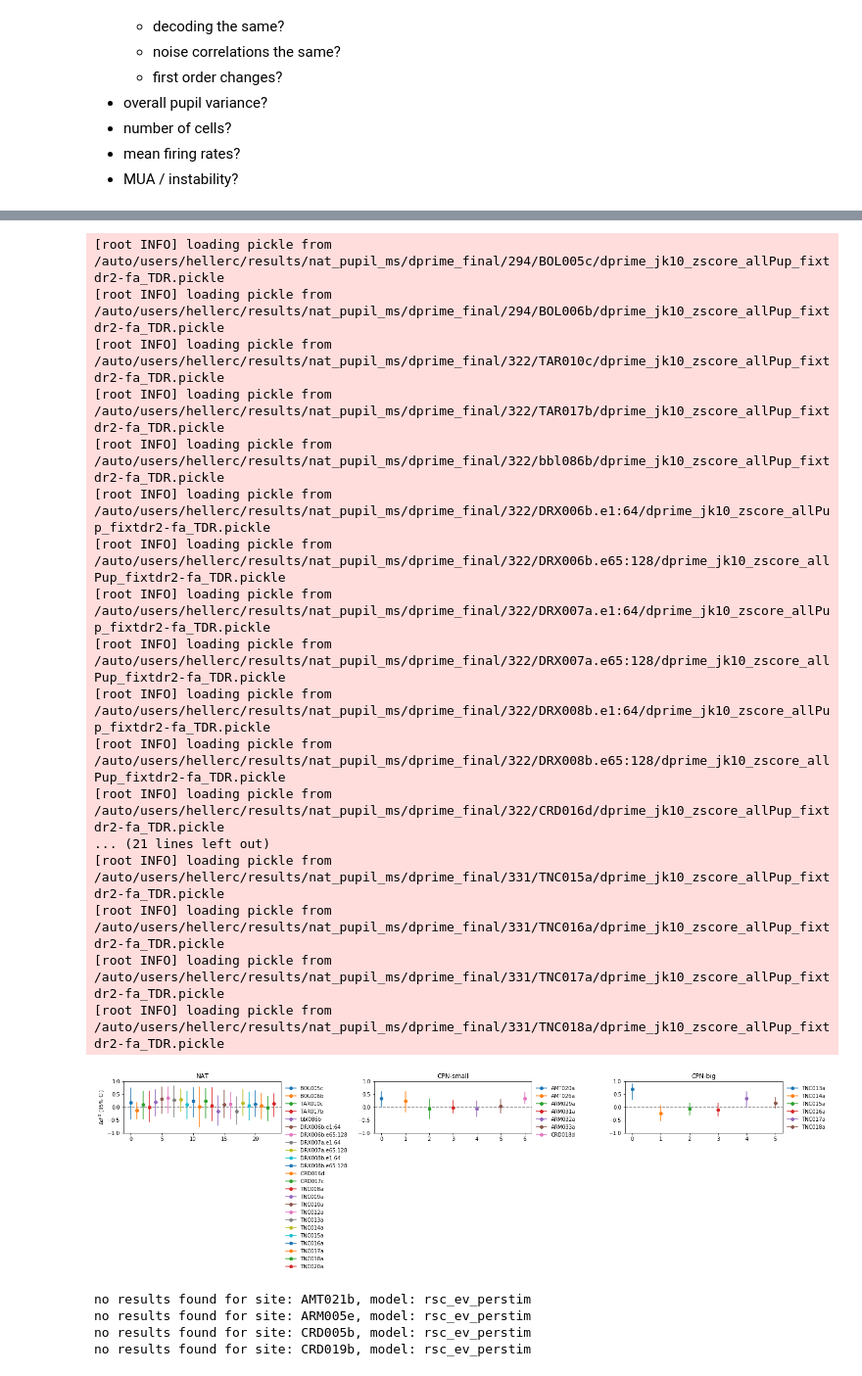
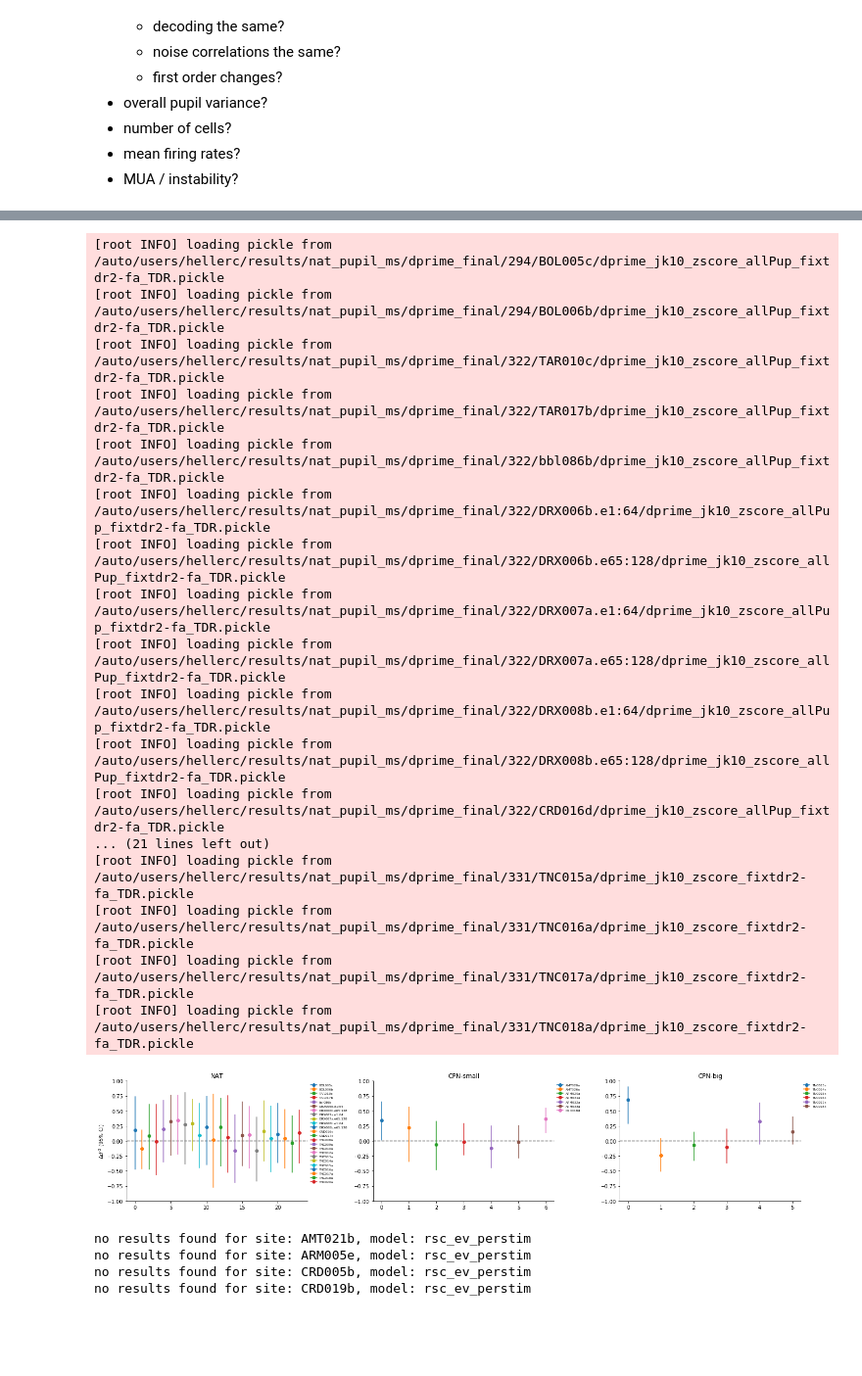
Before and after one commit to crheller/nat_pup_ms, a Jupyter notebook: qc/dataset_comparison.ipynb, the cells around one changed output, grey strips where cells are left out. Shown: that part at 98% size. Cells and saved outputs as stored; diff of their text form; code cells hidden in the pictures; blank space fills up the shorter version.

Commit message:
queue single cell pop models

```diff
--- a/qc/dataset_comparison.ipynb
+++ b/qc/dataset_comparison.ipynb
@@ -15,6 +15,7 @@ import sys; sys.path.append("/auto/users/hellerc/code/projects/nat_pupil_ms/")
 from global_settings import CPN_SITES, HIGHR_SITES
 import charlieTools.nat_sounds_ms.decoding as decoding
 import charlieTools.nat_sounds_ms.preprocessing as cpreproc
+from nems_lbhb.analysis.statistics import get_bootstrapped_sample, get_direct_prob
 import load_results as ld
 from path_settings import DPRIME_DIR, PY_FIGURES_DIR, PY_FIGURES_DIR2, CACHE_PATH, REGRESSION
 
@@ -23,4 +24,7 @@ import seaborn as sns
 import pandas as pd
 import numpy as np
 import os
+import matplotlib as mpl
+mpl.rcParams['axes.spines.right'] = False
+mpl.rcParams['axes.spines.top'] = False
 # %% [output]
@@ -69,7 +101,7 @@ for i, (sites, dataset) in enumerate(zip([nat_data, cpns_data, cpnb_data], ['NAT
     for j, s in enumerate(sites):
         # pupil
         p = rdata[s][2][:, :, :, ~rdata[s][1][0, 0, 0, :]].squeeze() # X_pup, keep evoked data
-        p /= rdata[s][-1] #p.max()
+        p /= p.max() #rdata[s][-1] #p.max()
         ax[0, i].plot(j, p.mean(), 'o', label=s)
         ax[0, i].plot([j, j], [np.quantile(p, 0.025), np.quantile(p, 0.975)], color=ax[0, i].get_lines()[-1].get_color())
         # firing rate
@@ -81,7 +113,7 @@ for i, (sites, dataset) in enumerate(zip([nat_data, cpns_data, cpnb_data], ['NAT
         #ax[2, i].plot(j, len(ur), 'o')
         ax[2, i].text(j, len(ur), s, fontsize=8)
 
-    ax[0, i].legend(bbox_to_anchor=(1, 1), loc='upper left', frameon=False)
+    ax[0, i].legend(bbox_to_anchor=(1, 1), loc='upper left', frameon=False, fontsize=6)
     ax[0, i].set_ylim((0, 1))
     ax[0, i].axhline(0.5, linestyle='--', color='grey')
     ax[0, i].set_title(dataset)
@@ -110,39 +142,45 @@ for i, (dataset, batch, sites) in enumerate(zip(['NAT', 'CPN-small', 'CPN-big'],
         if site in ['BOL005c', 'BOL006b']:
             _batch = 294
         else:
             _batch = batch
-        fn = os.path.join(DPRIME_DIR, str(_batch), site, modelname+'_TDR.pickle')
+
+        if batch == 331:
+            _modelname = modelname.replace("_allPup", "")
+        else:
+            _modelname = modelname
+
+        fn = os.path.join(DPRIME_DIR, str(_batch), site, _modelname+'_TDR.pickle')
         results = loader.load_results(fn)
         df = results.numeric_results; df['delta_dprime'] = (df['bp_dp'] - df['sp_dp']) / (df['bp_dp'] + df['sp_dp']); df['site'] = site; df['batch'] = batch
         ax[i].plot(j, df['delta_dprime'].mean(), marker='o', label=site)
         ax[i].plot([j, j],
                     [np.quantile(df['delta_dprime'], 0.025), np.quantile(df['delta_dprime'], 0.975)],
                      color=ax[i].get_lines()[-1].get_color())
-    ax[i].legend(bbox_to_anchor=(1, 1), loc='upper left', frameon=False)
+    ax[i].legend(bbox_to_anchor=(1, 1), loc='upper left', frameon=False, fontsize=6)
     ax[i].axhline(0, linestyle='--', color='grey', zorder=-1)
     ax[0].set_ylabel(r"$\Delta d'^2$ (95% CI)")
     ax[i].set_ylim((-1, 1))
     ax[i].set_title(dataset)
 
 f.tight_layout()
 # %% [output]
 [root INFO] loading pickle from /auto/users/hellerc/results/nat_pupil_ms/dprime_final/294/BOL005c/dprime_jk10_zscore_allPup_fixtdr2-fa_TDR.pickle
 [root INFO] loading pickle from /auto/users/hellerc/results/nat_pupil_ms/dprime_final/294/BOL006b/dprime_jk10_zscore_allPup_fixtdr2-fa_TDR.pickle
 [root INFO] loading pickle from /auto/users/hellerc/results/nat_pupil_ms/dprime_final/322/TAR010c/dprime_jk10_zscore_allPup_fixtdr2-fa_TDR.pickle
 [root INFO] loading pickle from /auto/users/hellerc/results/nat_pupil_ms/dprime_final/322/TAR017b/dprime_jk10_zscore_allPup_fixtdr2-fa_TDR.pickle
 [root INFO] loading pickle from /auto/users/hellerc/results/nat_pupil_ms/dprime_final/322/bbl086b/dprime_jk10_zscore_allPup_fixtdr2-fa_TDR.pickle
 [root INFO] loading pickle from /auto/users/hellerc/results/nat_pupil_ms/dprime_final/322/DRX006b.e1:64/dprime_jk10_zscore_allPup_fixtdr2-fa_TDR.pickle
 [root INFO] loading pickle from /auto/users/hellerc/results/nat_pupil_ms/dprime_final/322/DRX006b.e65:128/dprime_jk10_zscore_allPup_fixtdr2-fa_TDR.pickle
 [root INFO] loading pickle from /auto/users/hellerc/results/nat_pupil_ms/dprime_final/322/DRX007a.e1:64/dprime_jk10_zscore_allPup_fixtdr2-fa_TDR.pickle
 [root INFO] loading pickle from /auto/users/hellerc/results/nat_pupil_ms/dprime_final/322/DRX007a.e65:128/dprime_jk10_zscore_allPup_fixtdr2-fa_TDR.pickle
 [root INFO] loading pickle from /auto/users/hellerc/results/nat_pupil_ms/dprime_final/322/DRX008b.e1:64/dprime_jk10_zscore_allPup_fixtdr2-fa_TDR.pickle
 [root INFO] loading pickle from /auto/users/hellerc/results/nat_pupil_ms/dprime_final/322/DRX008b.e65:128/dprime_jk10_zscore_allPup_fixtdr2-fa_TDR.pickle
 [root INFO] loading pickle from /auto/users/hellerc/results/nat_pupil_ms/dprime_final/322/CRD016d/dprime_jk10_zscore_allPup_fixtdr2-fa_TDR.pickle
 ... (21 lines left out)
-[root INFO] loading pickle from /auto/users/hellerc/results/nat_pupil_ms/dprime_final/331/TNC015a/dprime_jk10_zscore_allPup_fixtdr2-fa_TDR.pickle
-[root INFO] loading pickle from /auto/users/hellerc/results/nat_pupil_ms/dprime_final/331/TNC016a/dprime_jk10_zscore_allPup_fixtdr2-fa_TDR.pickle
-[root INFO] loading pickle from /auto/users/hellerc/results/nat_pupil_ms/dprime_final/331/TNC017a/dprime_jk10_zscore_allPup_fixtdr2-fa_TDR.pickle
-[root INFO] loading pickle from /auto/users/hellerc/results/nat_pupil_ms/dprime_final/331/TNC018a/dprime_jk10_zscore_allPup_fixtdr2-fa_TDR.pickle
+[root INFO] loading pickle from /auto/users/hellerc/results/nat_pupil_ms/dprime_final/331/TNC015a/dprime_jk10_zscore_fixtdr2-fa_TDR.pickle
+[root INFO] loading pickle from /auto/users/hellerc/results/nat_pupil_ms/dprime_final/331/TNC016a/dprime_jk10_zscore_fixtdr2-fa_TDR.pickle
+[root INFO] loading pickle from /auto/users/hellerc/results/nat_pupil_ms/dprime_final/331/TNC017a/dprime_jk10_zscore_fixtdr2-fa_TDR.pickle
+[root INFO] loading pickle from /auto/users/hellerc/results/nat_pupil_ms/dprime_final/331/TNC018a/dprime_jk10_zscore_fixtdr2-fa_TDR.pickle
-[figure, old version]
+[figure, new version]
 # %%
 # CHANGE IN NOISE CORRELATIONS (mvm mask results not yet run for older data)
```
Also changed, not shown: parts of 7 cells of this notebook, 3 other files.
